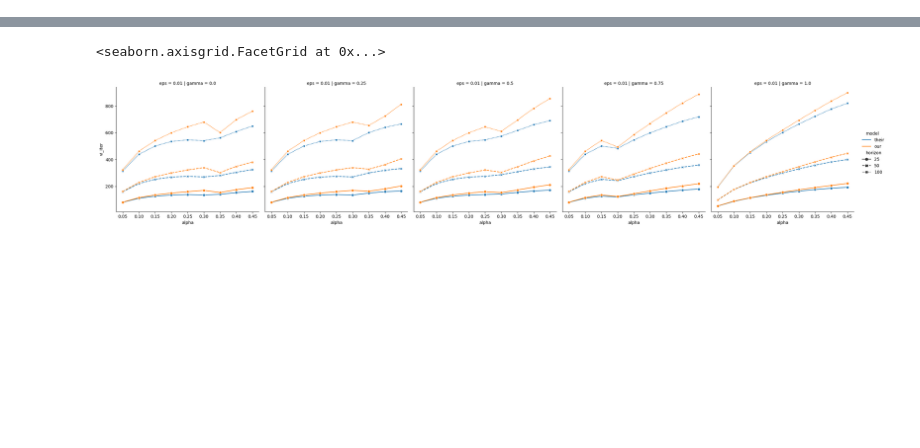
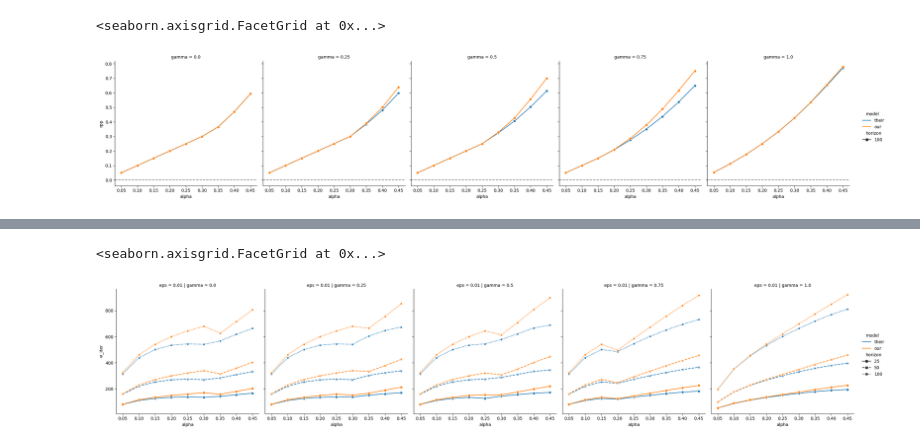
Before and after one commit to pkel/cpr, a Jupyter notebook: mdp/measure-barzur.ipynb, the cells around one changed output, grey strips where cells are left out. Saved outputs shown, nothing was run; the diff lists cells and outputs as text; code cells hidden in the pictures; blank space fills up the shorter version.

```diff
--- a/mdp/measure-barzur.ipynb
+++ b/mdp/measure-barzur.ipynb
@@ -61,3 +76,18 @@ sns.relplot(
+# %%
+# Compare model w.r.t. reward
+sns.relplot(
+    data.query("horizon==horizon.max() and eps==eps.min()"),
+    x="alpha",
+    y="rpp",
+    col="gamma",
+    style="horizon",
+    hue="model",
+    kind="line",
+    markers=True,
+).refline(y=0)
+# %% [output]
+<seaborn.axisgrid.FacetGrid at 0x...>
+[figure, added]
 # %%
 # Compare model w.r.t. reward
 sns.relplot(
```
Also changed, not shown: parts of 10 cells of this notebook, 1 other file.
